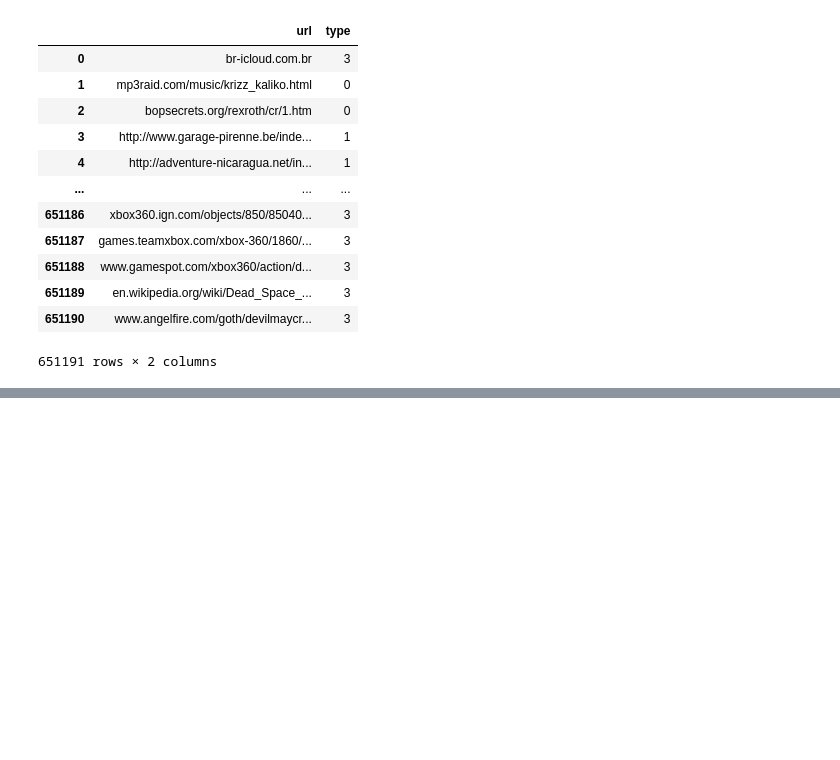
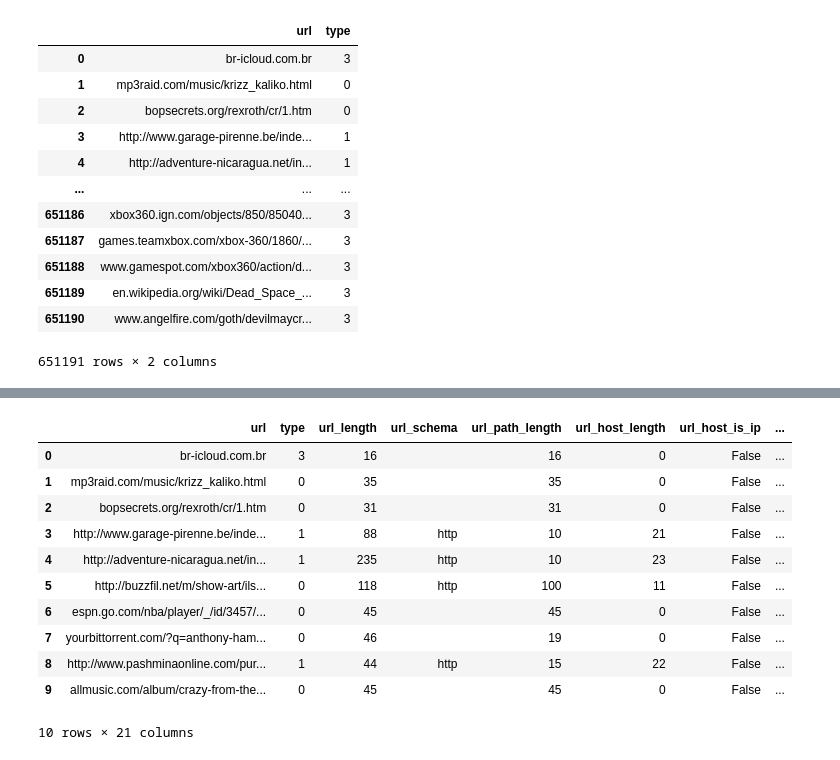
Before and after one commit to alonfirestein/Malicious-URL-Detection, a Jupyter notebook: main.ipynb, the cells around one changed output, grey strips where cells are left out. Cells and saved outputs as stored; diff of their text form; code cells hidden in the pictures; blank space fills up the shorter version.

```diff
--- a/main.ipynb
+++ b/main.ipynb
@@ -564,0 +108,4 @@ ModuleNotFoundError: No module named 'waybackpy'
+# %%
+defualt_protocol = 'http://'
+df['url'] = df['url'].swifter.apply(lambda url : (defualt_protocol+url) if (defualt_protocol not in url) else url)
+df
@@ -564,0 +130,42 @@ ModuleNotFoundError: No module named 'waybackpy'
+# %%
+def get_lexical_url_features(url):
+    features = dict()
+    urlparse = urllib.parse.urlparse(url)
+#     host = get_ip(urlparse)
+    features["url_length"] = len(url)
+    features["url_schema"] = urlparse.scheme
+    features["url_path_length"] = len(urlparse.path)
+    features["url_host_length"] = len(urlparse.netloc)
+    features["url_host_is_ip"] = url_host_is_ip(urlparse)
+    features['url_has_port_in_string'] = url_has_port_in_string(urlparse)
+    features['number_of_digits'] = len([i for i in url if i.isdigit()])
+    features['number_of_parameters'] = (0 if urlparse.query == '' else len(urlparse.query.split('&')))
+    features['number_of_fragments'] = (len(urlparse.fragment.split('#')) - 1 if urlparse.fragment == '' else 0)
+    features['is_encoded'] = '%' in url.lower()
+    features['num_encoded_char'] = len([i for i in url if i == '%'])
+    features['url_string_entropy'] = get_entropy(url)
+    features['number_of_subdirectories'] = len(urlparse.path.split('/'))
+    features['number_of_periods'] = len([i for i in url if i == '.'])
+    speciel_words = ['client','admin','server','login']
+    for word in speciel_words:
+        features[f'has_{word}_in_string'] = (word in url.lower())
+    features["tld"] = urlparse.netloc.split('.')[-1].split(':')[0]
+    return pd.Series(features)
+
+features = df['url'].swifter.apply(get_lexical_url_features)
+# %%
+df = pd.concat([df,features],axis=1)
+df
+# %% [output]
+|  | url | type | url_length | url_schema | url_path_length | url_host_length | url_host_is_ip | ... |
+| 0 | br-icloud.com.br | 3 | 16 |  | 16 | 0 | False | ... |
+| 1 | mp3raid.com/music/krizz_kaliko.html | 0 | 35 |  | 35 | 0 | False | ... |
+| 2 | bopsecrets.org/rexroth/cr/1.htm | 0 | 31 |  | 31 | 0 | False | ... |
+| 3 | http://www.garage-pirenne.be/inde... | 1 | 88 | http | 10 | 21 | False | ... |
+| 4 | http://adventure-nicaragua.net/in... | 1 | 235 | http | 10 | 23 | False | ... |
+| 5 | http://buzzfil.net/m/show-art/ils... | 0 | 118 | http | 100 | 11 | False | ... |
+| 6 | espn.go.com/nba/player/_/id/3457/... | 0 | 45 |  | 45 | 0 | False | ... |
+| 7 | yourbittorrent.com/?q=anthony-ham... | 0 | 46 |  | 19 | 0 | False | ... |
+| 8 | http://www.pashminaonline.com/pur... | 1 | 44 | http | 15 | 22 | False | ... |
+| 9 | allmusic.com/album/crazy-from-the... | 0 | 45 |  | 45 | 0 | False | ... |
+10 rows × 21 columns
```
Also changed, not shown: parts of 27 cells of this notebook.
